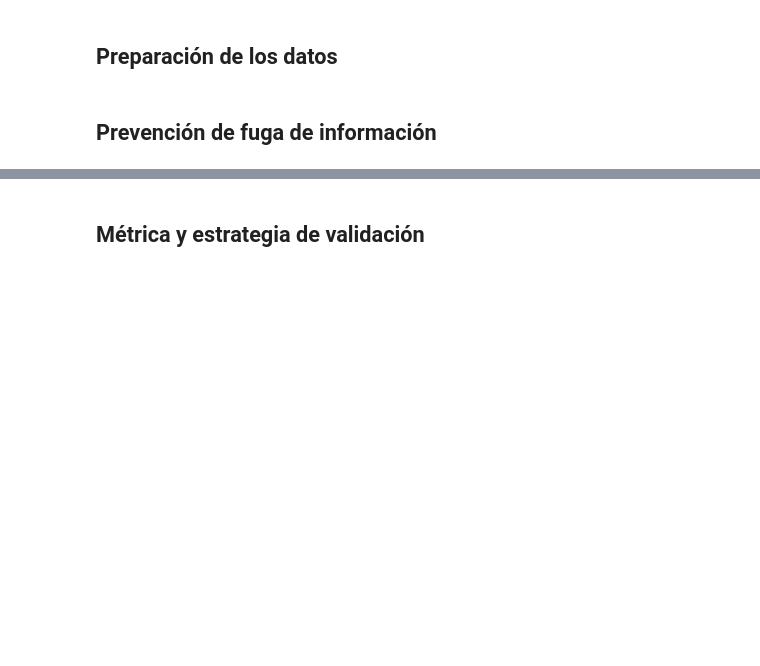
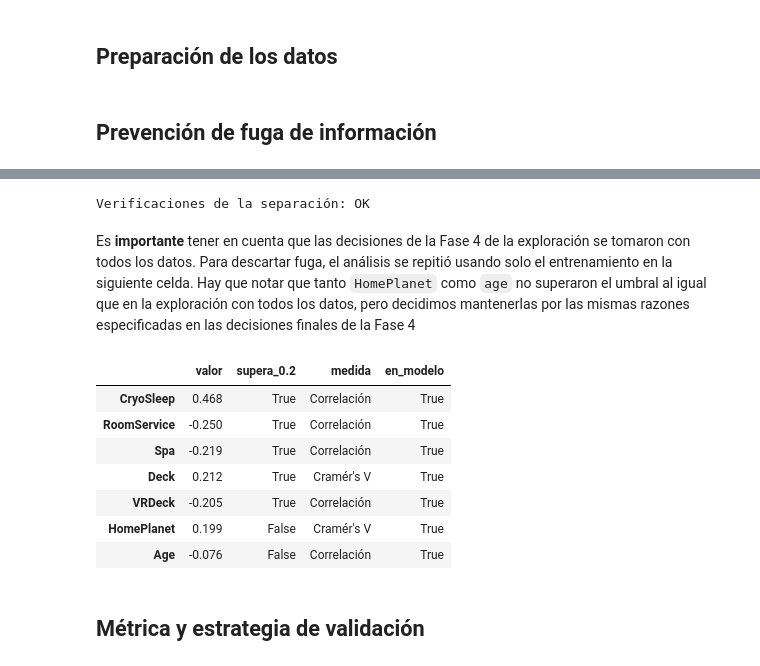
Before and after one commit to Sam-eb/Modelos-1-2026-2, a Jupyter notebook: Proyecto_Modelos_1.ipynb, the cells around one changed output, grey strips where cells are left out. Cells and saved outputs as stored; diff of their text form; code cells hidden in the pictures; blank space fills up the shorter version.

Commit message:
refactor: integración de separación y prevención de fuga

```diff
--- a/Proyecto_Modelos_1.ipynb
+++ b/Proyecto_Modelos_1.ipynb
@@ -334,3 +509,21 @@ Hagamos un resumen de las decisiones tomadas para cada variable:
 **Transported:** Al ser la variable objetivo, obviamente la conservamos.
 # %% [markdown]
 ## **Separación de entrenamiento y prueba**
+# %%
+from sklearn.model_selection import StratifiedGroupKFold
+
+# 1. Objetivo y vector de agrupamiento
+y = data_set["Transported"].astype(int)
+groups = data_set["Group"]
+
+# 2. Separación: 5 pliegues estratificados y agrupados; el primero es la prueba (~20%)
+sgkf = StratifiedGroupKFold(n_splits=5, shuffle=True, random_state=67)
+train_idx, test_idx = next(sgkf.split(data_set, y, groups=groups))
+
+# 3. Quedarse solo con las 7 variables finales
+features = ["HomePlanet", "CryoSleep", "Deck", "Age",
+            "RoomService", "Spa", "VRDeck"]
+
+X_train, y_train = data_set.iloc[train_idx][features], y.iloc[train_idx]
+X_test,  y_test  = data_set.iloc[test_idx][features],  y.iloc[test_idx]
+groups_train = groups.iloc[train_idx]
@@ -364,3 +588,48 @@ print("Forma de y:", y.shape)
+# %%
+# Verificaciones de fuga de información (deben ejecutarse sin error)
+
+# 1. La variable objetivo y los identificadores no son predictoras
+prohibidas = {"Transported", "PassengerId", "Group", "Group_Size", "Name", "Cabin"}
+assert prohibidas.isdisjoint(X_train.columns), "Hay columnas prohibidas en X_train"
+assert list(X_train.columns) == list(X_test.columns) == features
+
+# 2. Entrenamiento y prueba están completamente separados
+assert set(train_idx).isdisjoint(test_idx), "Hay filas en ambos conjuntos"
+assert set(groups.iloc[train_idx]).isdisjoint(groups.iloc[test_idx]), \
+    "Hay grupos de viaje repartidos entre entrenamiento y prueba"
+
+print("Verificaciones de la separación: OK")
+# %% [output]
+Verificaciones de la separación: OK
+# %% [markdown]
+Es **importante** tener en cuenta que las decisiones de la Fase 4 de la exploración se tomaron con todos los datos. Para descartar fuga, el análisis se repitió usando solo el entrenamiento en la siguiente celda. Hay que notar que tanto `HomePlanet` como `age` no superaron el umbral al igual que en la exploración con todos los datos, pero decidimos mantenerlas por las mismas razones especificadas en las decisiones finales de la Fase 4
+# %%
+from scipy.stats.contingency import association
+
+# El análisis final se realiza únicamente sobre el conjunto de entrenamiento.
+train = X_train.copy()
+y_tr = y_train.copy()
+
+num = ["Age", "CryoSleep", "RoomService", "Spa", "VRDeck"]
+cat = ["Deck", "HomePlanet"]
+
+res = {c: train[c].corr(y_tr) for c in num}
+res.update({c: association(pd.crosstab(train[c], y_tr), method="cramer") for c in cat})
+
+tabla = pd.DataFrame({"valor": res})
+tabla["supera_0.2"] = tabla["valor"].abs() >= 0.2
+tabla["medida"] = ["Cramér's V" if c in cat else "Correlación" for c in tabla.index]
+tabla["en_modelo"] = tabla.index.isin(X_train.columns)
+display(tabla.sort_values("valor", key=abs, ascending=False).round(3))
+# %% [output]
+|  | valor | supera_0.2 | medida | en_modelo |
+| CryoSleep | 0.468 | True | Correlación | True |
+| RoomService | -0.250 | True | Correlación | True |
+| Spa | -0.219 | True | Correlación | True |
+| Deck | 0.212 | True | Cramér's V | True |
+| VRDeck | -0.205 | True | Correlación | True |
+| HomePlanet | 0.199 | False | Cramér's V | True |
+| Age | -0.076 | False | Correlación | True |
 # %% [markdown]
 ## **Métrica y estrategia de validación**
 # %% [markdown]
```
Also changed, not shown: parts of 32 cells of this notebook.
